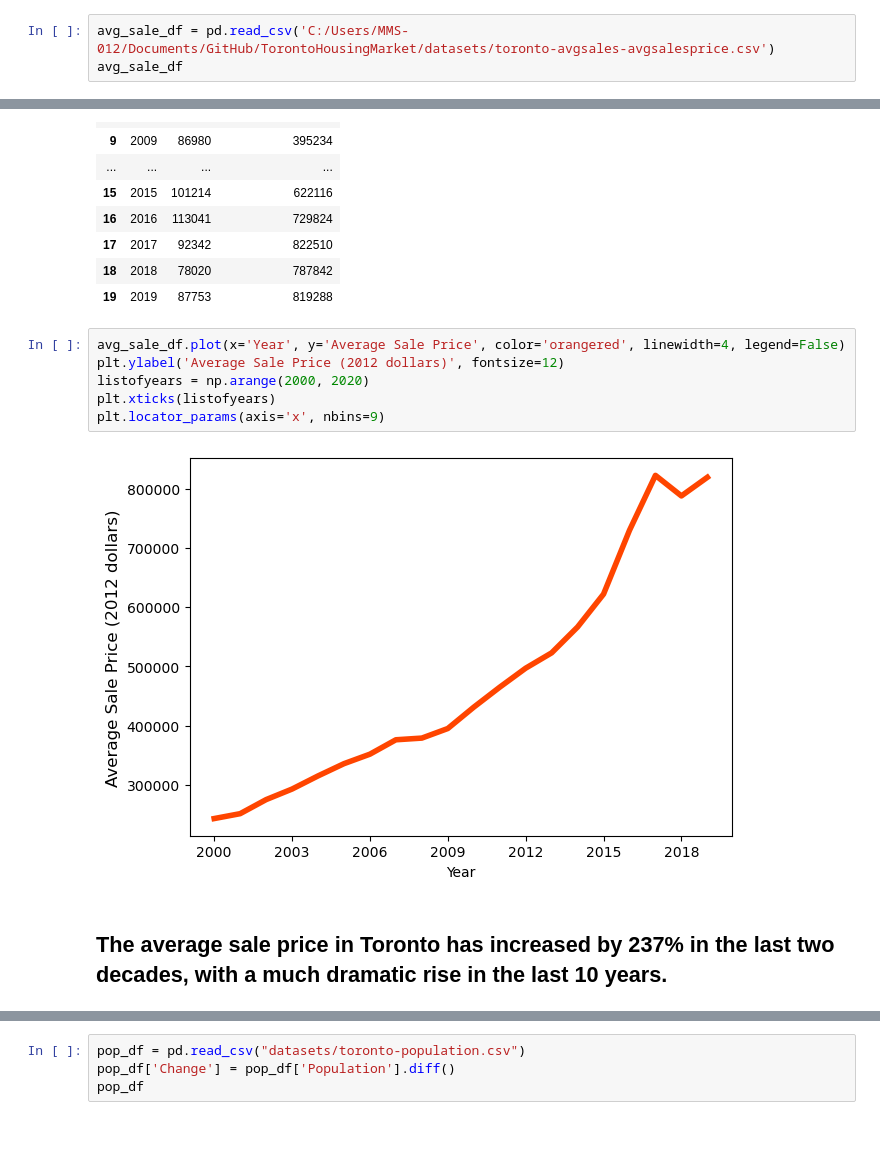
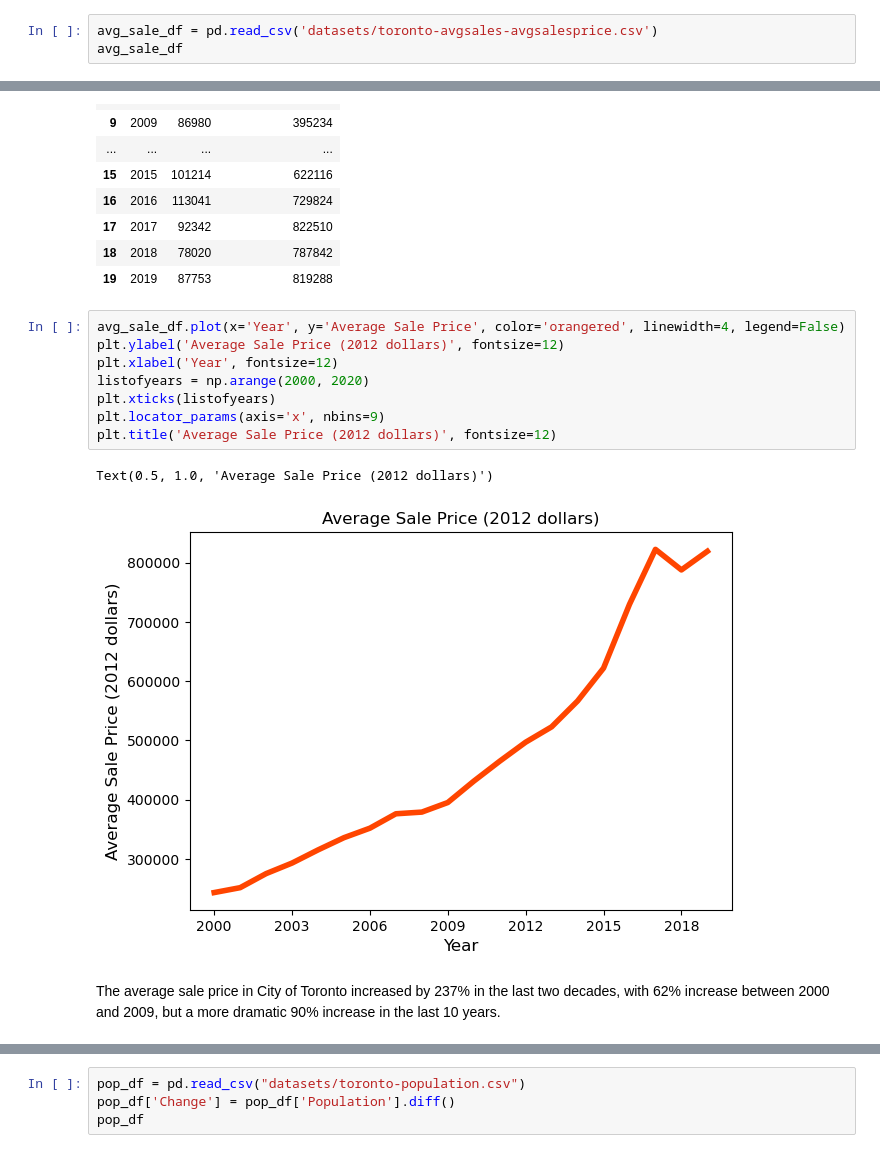
Before and after one commit to prashansa/TorontoHousingMarket, a Jupyter notebook: TorontoHousingMarket.ipynb, the cells around one changed output, grey strips where cells are left out. Drawn from its saved outputs; the diff is of its cells as text.

```diff
--- a/TorontoHousingMarket.ipynb
+++ b/TorontoHousingMarket.ipynb
@@ -67,5 +75,5 @@ First, let us examine the status quo. How have the prices behaved over the last
 # %%
-avg_sale_df = pd.read_csv('C:/Users/MMS-012/Documents/GitHub/TorontoHousingMarket/datasets/toronto-avgsales-avgsalesprice.csv')
+avg_sale_df = pd.read_csv('datasets/toronto-avgsales-avgsalesprice.csv')
 avg_sale_df
 # %% [output]
 |  | Year | Sales | Average Sale Price |
@@ -88,12 +96,13 @@ avg_sale_df
 # %%
 avg_sale_df.plot(x='Year', y='Average Sale Price', color='orangered', linewidth=4, legend=False)
 plt.ylabel('Average Sale Price (2012 dollars)', fontsize=12)
+plt.xlabel('Year', fontsize=12)
 listofyears = np.arange(2000, 2020)
 plt.xticks(listofyears)
 plt.locator_params(axis='x', nbins=9)
+plt.title('Average Sale Price (2012 dollars)', fontsize=12)
 # %% [output]
+Text(0.5, 1.0, 'Average Sale Price (2012 dollars)')
-[figure, old version]
+[figure, new version]
 # %% [markdown]
-
-
-## The average sale price in Toronto has increased by 237% in the last two decades, with a much dramatic rise in the last 10 years.
+The average sale price in City of Toronto increased by 237% in the last two decades, with 62% increase between 2000 and 2009, but a more dramatic 90% increase in the last 10 years.
```
Also changed, not shown: parts of 58 cells of this notebook, 2 other files.
